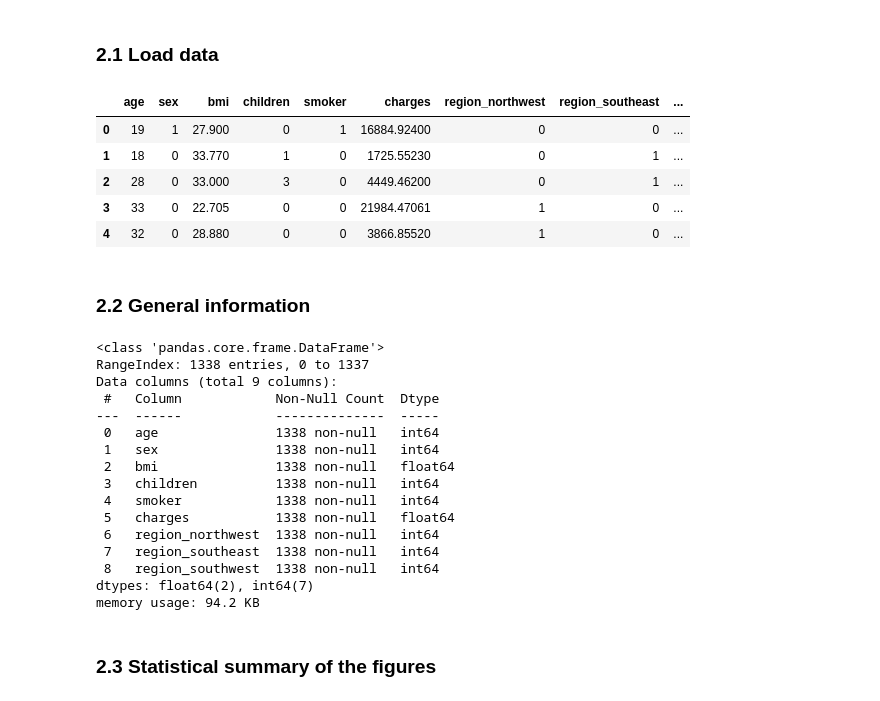
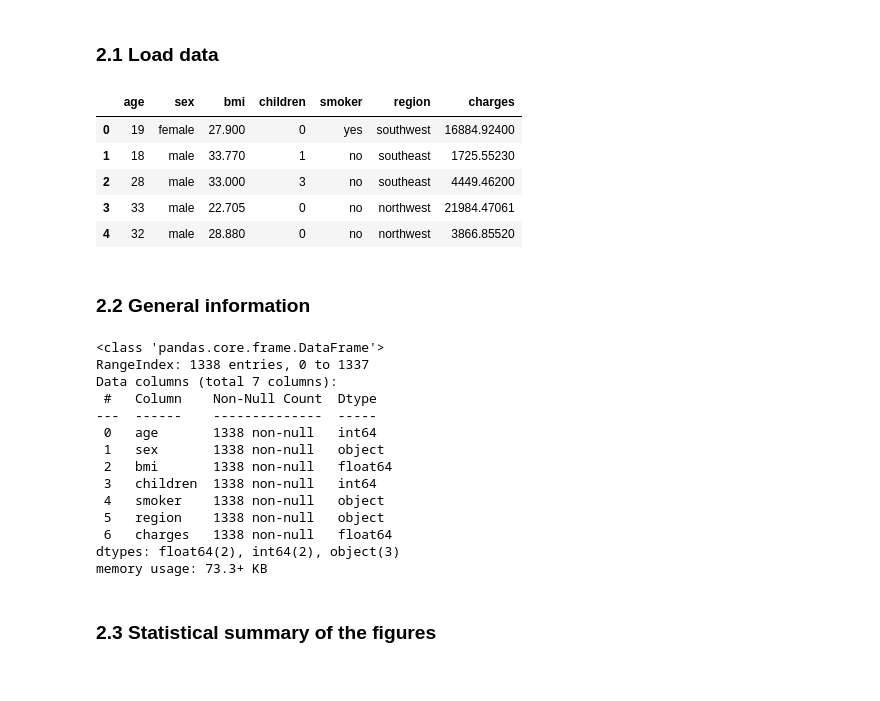
Before and after one commit to erikvidadev/ml-fun-for-fun, a Jupyter notebook: notebooks/insurance_eda.ipynb, the cells around one changed output. Saved outputs shown, nothing was run; the diff lists cells and outputs as text; code cells hidden in the pictures.

```diff
--- a/notebooks/insurance_eda.ipynb
+++ b/notebooks/insurance_eda.ipynb
@@ -20,15 +18,15 @@ Libararies loaded succesully
 # %% [markdown]
 ### 2.1 Load data
 # %%
-df = pd.read_csv('../data/processed/insurance_encoded.csv')
+df = pd.read_csv('../data/raw/insurance.csv')
 df.head()
 # %% [output]
-|  | age | sex | bmi | children | smoker | charges | region_northwest | region_southeast | ... |
-| 0 | 19 | 1 | 27.900 | 0 | 1 | 16884.92400 | 0 | 0 | ... |
-| 1 | 18 | 0 | 33.770 | 1 | 0 | 1725.55230 | 0 | 1 | ... |
-| 2 | 28 | 0 | 33.000 | 3 | 0 | 4449.46200 | 0 | 1 | ... |
-| 3 | 33 | 0 | 22.705 | 0 | 0 | 21984.47061 | 1 | 0 | ... |
-| 4 | 32 | 0 | 28.880 | 0 | 0 | 3866.85520 | 1 | 0 | ... |
+|  | age | sex | bmi | children | smoker | region | charges |
+| 0 | 19 | female | 27.900 | 0 | yes | southwest | 16884.92400 |
+| 1 | 18 | male | 33.770 | 1 | no | southeast | 1725.55230 |
+| 2 | 28 | male | 33.000 | 3 | no | southeast | 4449.46200 |
+| 3 | 33 | male | 22.705 | 0 | no | northwest | 21984.47061 |
+| 4 | 32 | male | 28.880 | 0 | no | northwest | 3866.85520 |
 # %% [markdown]
 ### 2.2 General information
 # %%
@@ -36,20 +34,18 @@ df.info()
 # %% [output]
 <class 'pandas.core.frame.DataFrame'>
 RangeIndex: 1338 entries, 0 to 1337
-Data columns (total 9 columns):
- #   Column            Non-Null Count  Dtype
----  ------            --------------  -----
- 0   age               1338 non-null   int64
- 1   sex               1338 non-null   int64
- 2   bmi               1338 non-null   float64
- 3   children          1338 non-null   int64
- 4   smoker            1338 non-null   int64
- 5   charges           1338 non-null   float64
- 6   region_northwest  1338 non-null   int64
- 7   region_southeast  1338 non-null   int64
- 8   region_southwest  1338 non-null   int64
-dtypes: float64(2), int64(7)
-memory usage: 94.2 KB
+Data columns (total 7 columns):
+ #   Column    Non-Null Count  Dtype
+---  ------    --------------  -----
+ 0   age       1338 non-null   int64
+ 1   sex       1338 non-null   object
+ 2   bmi       1338 non-null   float64
+ 3   children  1338 non-null   int64
+ 4   smoker    1338 non-null   object
+ 5   region    1338 non-null   object
+ 6   charges   1338 non-null   float64
+dtypes: float64(2), int64(2), object(3)
+memory usage: 73.3+ KB
 # %% [markdown]
 ### 2.3 Statistical summary of the figures
 # %%
```
Also changed, not shown: parts of 6 cells of this notebook.
